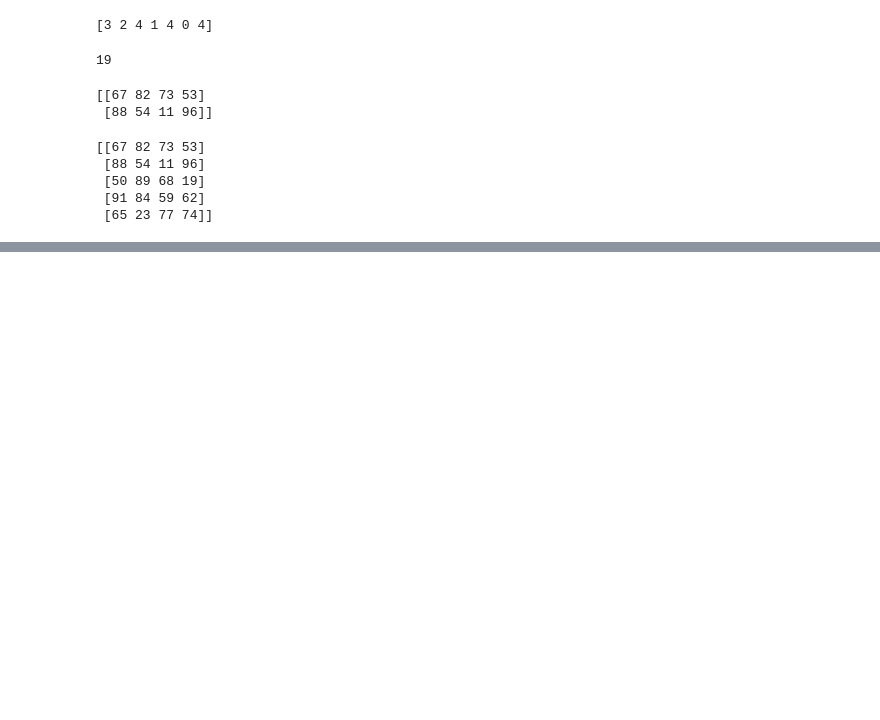
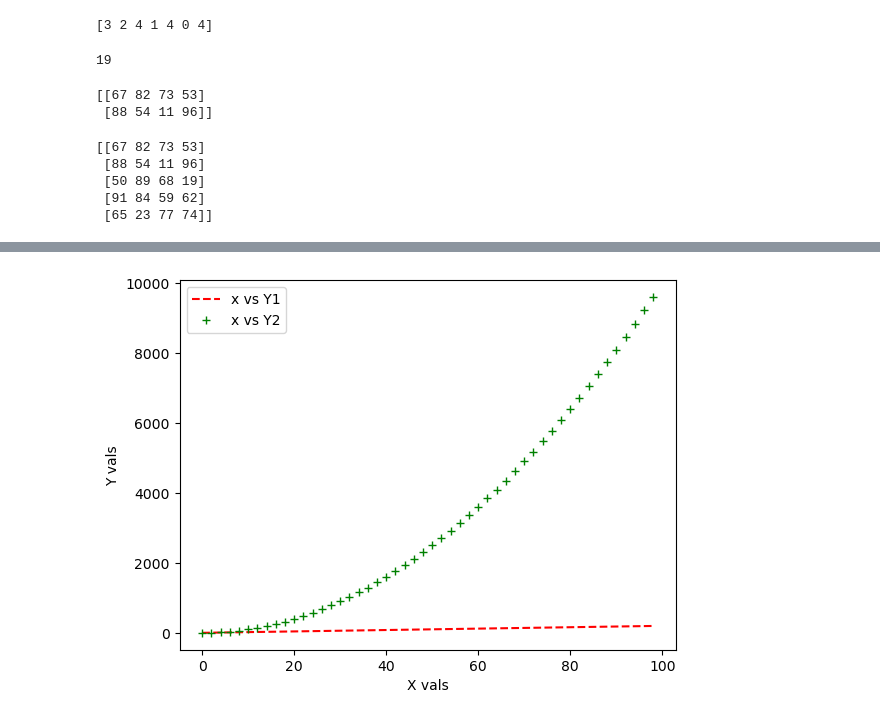
Before and after one commit to Pravifdo/Basic--python-code, a Jupyter notebook: BasicOfpython.ipynb, the cells around one changed output, grey strips where cells are left out. Saved outputs shown, nothing was run; the diff lists cells and outputs as text; code cells hidden in the pictures; blank space fills up the shorter version.

```diff
--- a/BasicOfpython.ipynb
+++ b/BasicOfpython.ipynb
@@ -426,0 +462,8 @@ print(array[:,0:4])
+# %%
+y1 = 2* x+3
+y2 = np .power(x,2) # y2 =x^2
+y3 = np.power(x,5)
+
+print(y1)
+print(y2)
+print(y3)
@@ -426,0 +487,10 @@ print(array[:,0:4])
+# %%
+plt.plot(x,y1,'r--',label ='x vs Y1')
+plt.plot(x,y2,'g+',label = 'x vs Y2')
+plt.legend()
+plt.xlabel('X vals')
+plt.ylabel('Y vals')
+plt.savefig('myGraph.png',dpi =300)
+plt.show()
+# %% [output]
+[figure, added]
```
Also changed, not shown: parts of 8 cells of this notebook, 2 other files.
